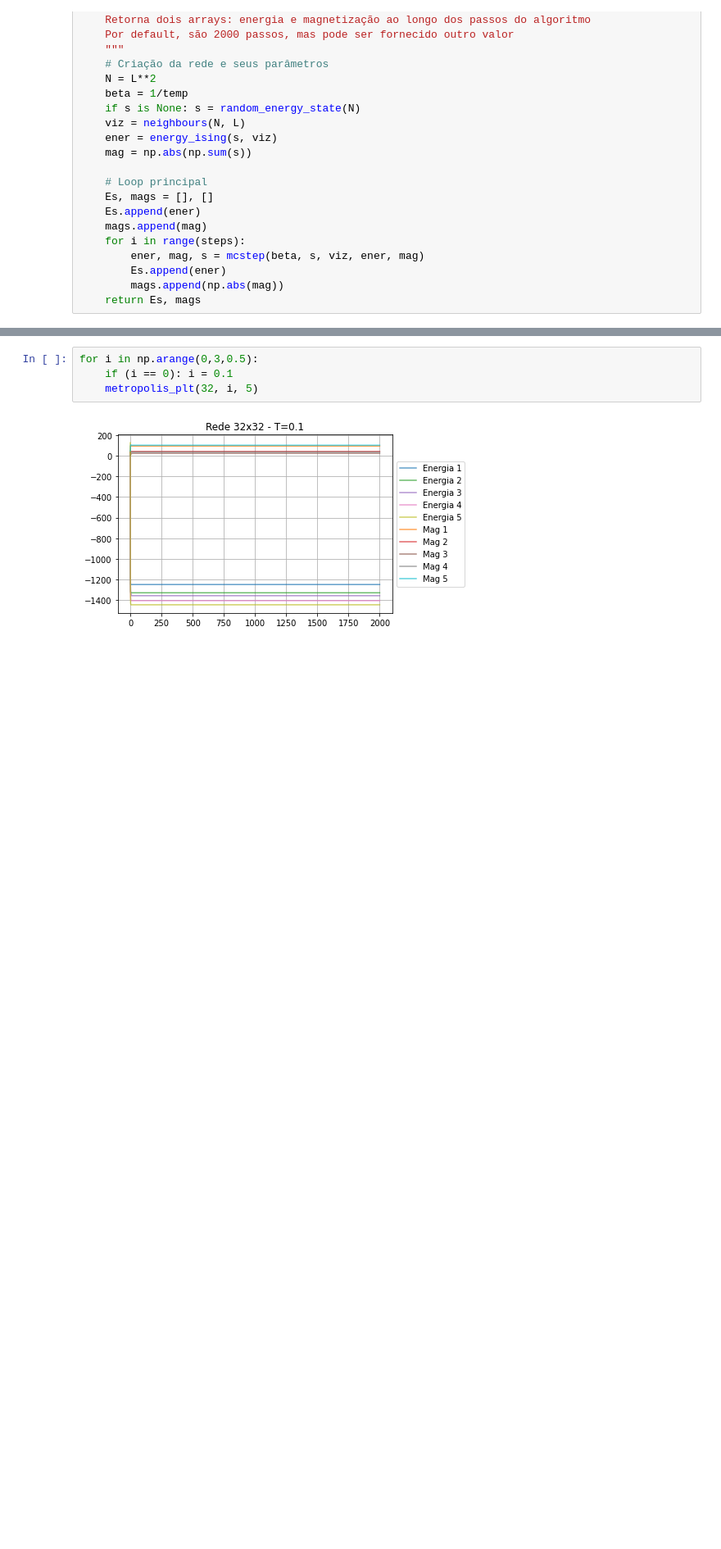
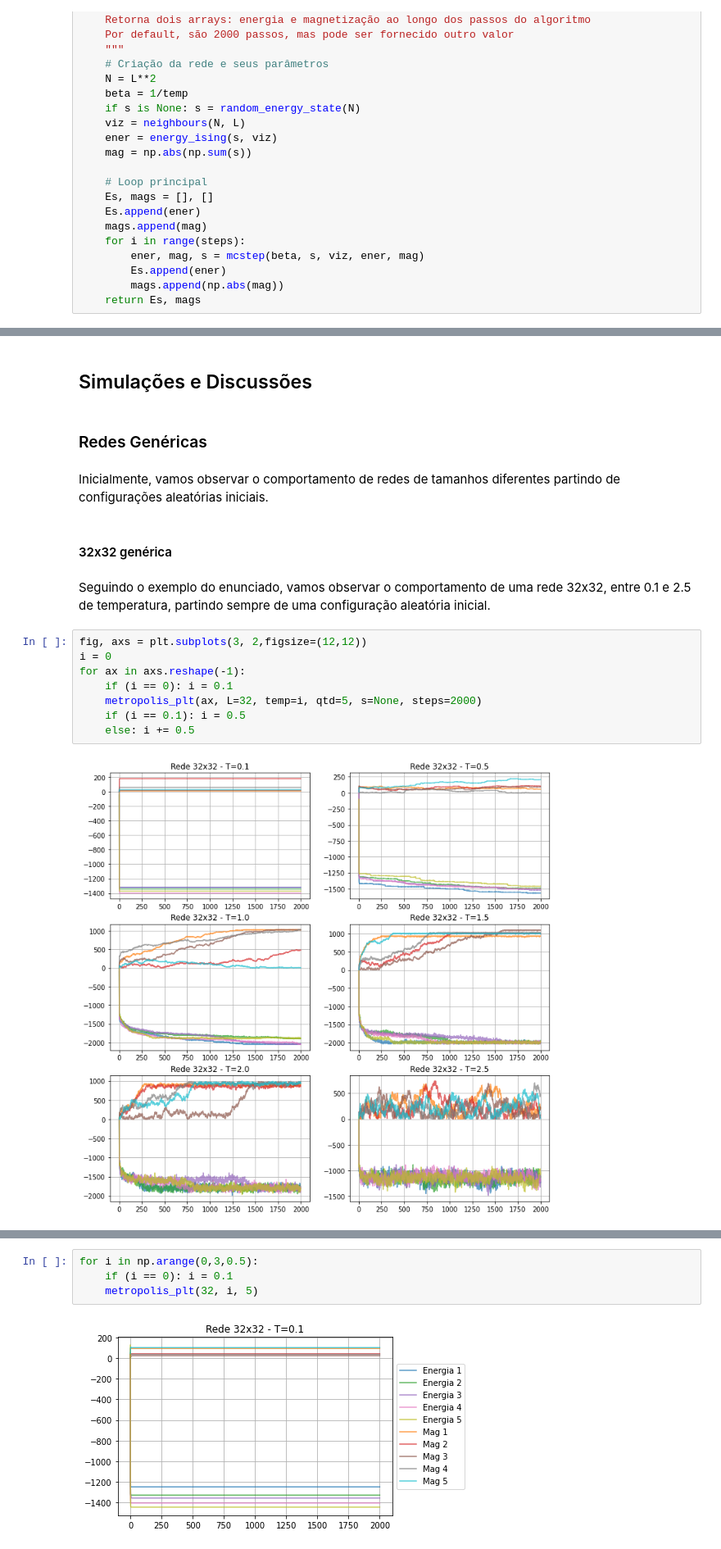
Before and after one commit to arthursl12/FisicaEstatistica, a Jupyter notebook: Metropolis.ipynb, the cells around one changed output, grey strips where cells are left out. Shown at 82% size. Drawn from its saved outputs; the diff is of its cells as text; blank space fills up the shorter version.

```diff
--- a/Metropolis.ipynb
+++ b/Metropolis.ipynb
@@ -161,0 +114,20 @@ for ax in axs.reshape(-1):
+# %% [markdown]
+## Simulações e Discussões
+# %% [markdown]
+### Redes Genéricas
+# %% [markdown]
+Inicialmente, vamos observar o comportamento de redes de tamanhos diferentes partindo de configurações aleatórias iniciais.
+# %% [markdown]
+#### 32x32 genérica
+# %% [markdown]
+Seguindo o exemplo do enunciado, vamos observar o comportamento de uma rede 32x32, entre 0.1 e 2.5 de temperatura, partindo sempre de uma configuração aleatória inicial.
+# %%
+fig, axs = plt.subplots(3, 2,figsize=(12,12))
+i = 0
+for ax in axs.reshape(-1):
+    if (i == 0): i = 0.1
+    metropolis_plt(ax, L=32, temp=i, qtd=5, s=None, steps=2000)
+    if (i == 0.1): i = 0.5
+    else: i += 0.5
+# %% [output]
+[figure, added]
```
Also changed, not shown: parts of 39 cells of this notebook.
